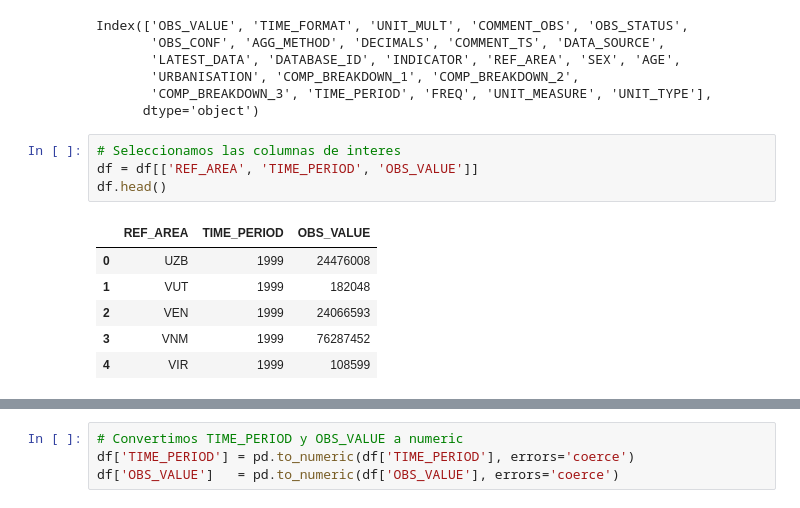
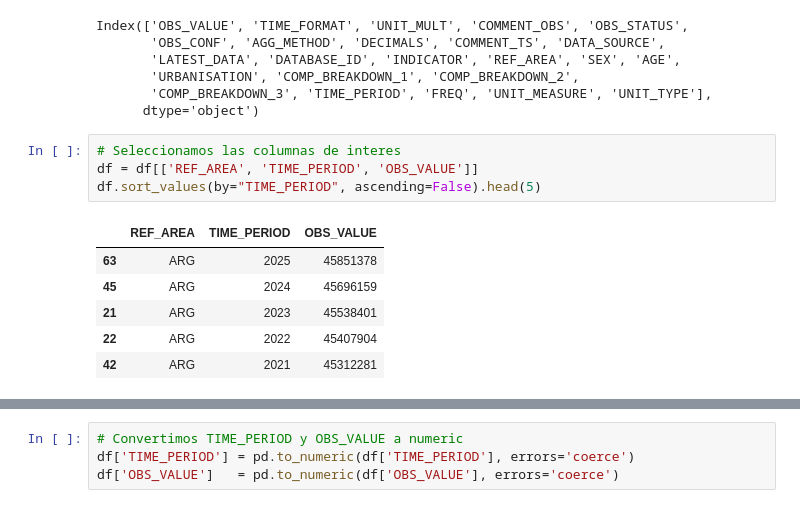
Before and after one commit to UADE-Python-Data-Science/583433_repo_oficial, a Jupyter notebook: Unidad_6/U6_NB3_Series_tiempo_API_WB.ipynb, the cells around one changed output, grey strips where cells are left out. Cells and saved outputs as stored; diff of their text form.

```diff
--- a/Unidad_6/U6_NB3_Series_tiempo_API_WB.ipynb
+++ b/Unidad_6/U6_NB3_Series_tiempo_API_WB.ipynb
@@ -110,14 +102,14 @@ Index(['OBS_VALUE', 'TIME_FORMAT', 'UNIT_MULT', 'COMMENT_OBS', 'OBS_STATUS',
 # %%
 # Seleccionamos las columnas de interes
 df = df[['REF_AREA', 'TIME_PERIOD', 'OBS_VALUE']]
-df.head()
+df.sort_values(by="TIME_PERIOD", ascending=False).head(5)
 # %% [output]
 |  | REF_AREA | TIME_PERIOD | OBS_VALUE |
-| 0 | UZB | 1999 | 24476008 |
-| 1 | VUT | 1999 | 182048 |
-| 2 | VEN | 1999 | 24066593 |
-| 3 | VNM | 1999 | 76287452 |
-| 4 | VIR | 1999 | 108599 |
+| 63 | ARG | 2025 | 45851378 |
+| 45 | ARG | 2024 | 45696159 |
+| 21 | ARG | 2023 | 45538401 |
+| 22 | ARG | 2022 | 45407904 |
+| 42 | ARG | 2021 | 45312281 |
 # %%
 # Exploremos la estructura del dataframe resultante
 df.info()
```
Also changed, not shown: parts of 11 cells of this notebook, 8 other files.
